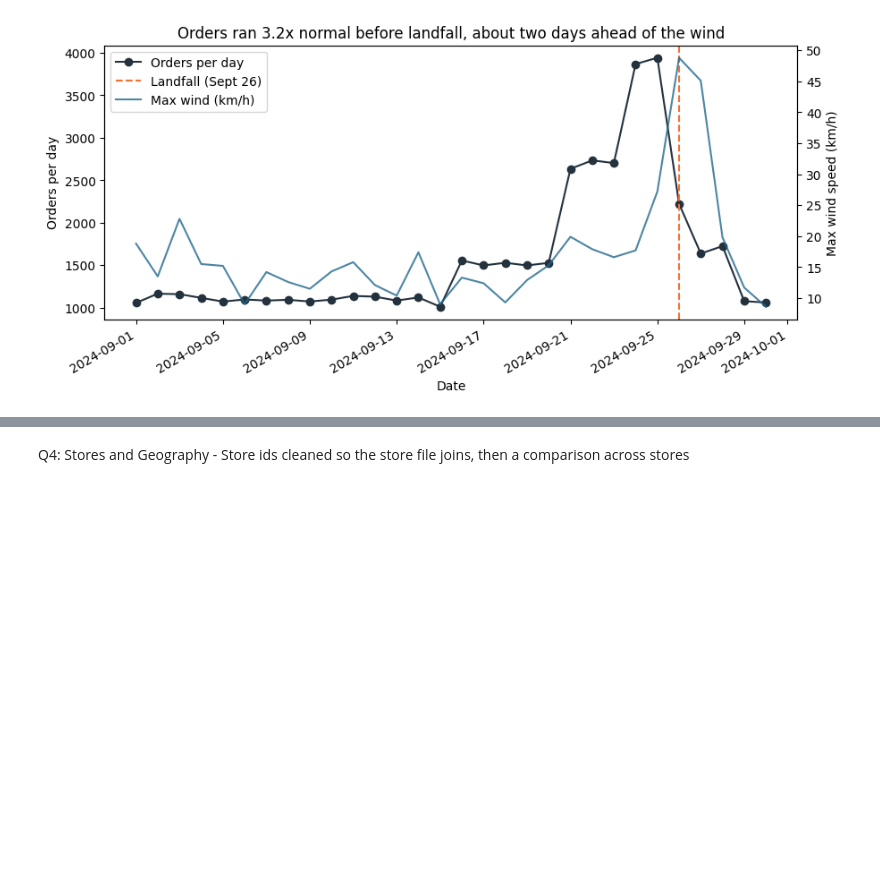
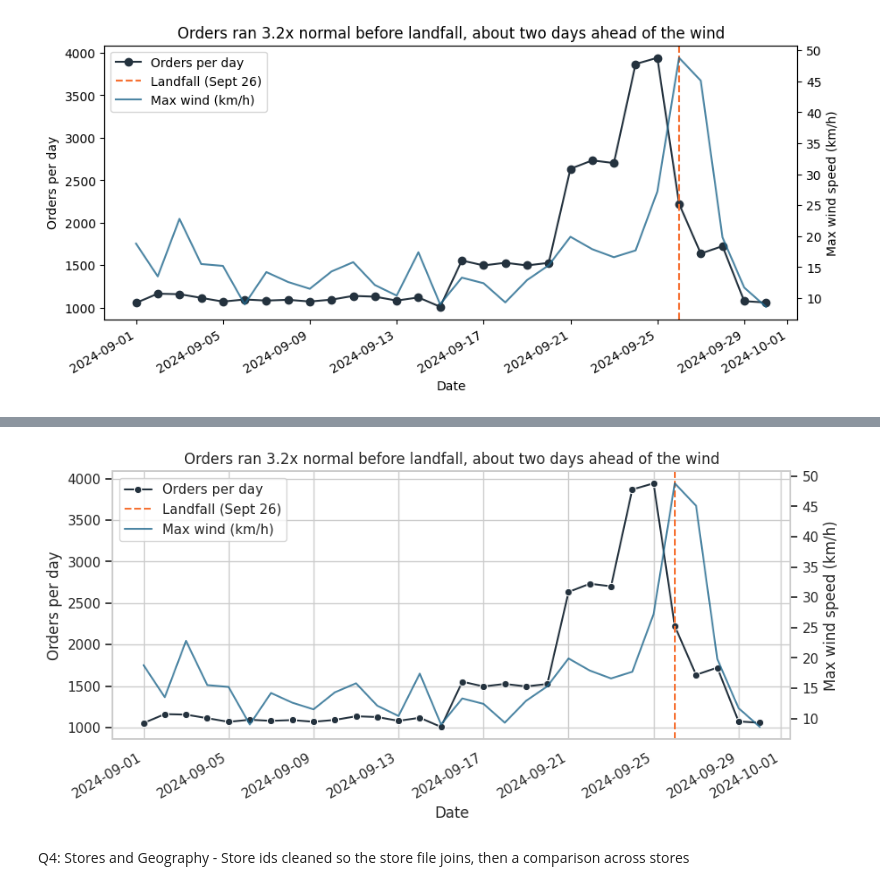
Before and after one commit to Fespinoza1477/walmart-hurricane-project, a Jupyter notebook: Notebooks/Team_Notebook.ipynb, the cells around one changed output, grey strips where cells are left out. Saved outputs shown, nothing was run; the diff lists cells and outputs as text; code cells hidden in the pictures; blank space fills up the shorter version.

```diff
--- a/Notebooks/Team_Notebook.ipynb
+++ b/Notebooks/Team_Notebook.ipynb
@@ -512,3 +623,31 @@ orders vs wind 4 day(s) later:  r = 0.47
+# %%
+sns.set_theme(style="whitegrid")
+
+fig, ax = plt.subplots(figsize=(10, 4.5))
+sns.lineplot(data=merged, x="date", y="sales", marker="o",
+             color="#24323E", label="Orders per day", ax=ax)
+ax.axvline(LANDFALL, color="#F67132", linestyle="--", label="Landfall (Sept 26)")
+ax.set_xlabel("Date")
+ax.set_ylabel("Orders per day")
+
+ax2 = ax.twinx()
+sns.lineplot(data=merged, x="date", y="windspeed_10m_max",
+             color="#21688D", alpha=0.8, label="Max wind (km/h)", ax=ax2)
+ax2.set_ylabel("Max wind speed (km/h)")
+ax2.grid(False)   # avoid a second set of gridlines on top of the first
+
+ax.set_title(f"Orders ran {multiple:.1f}x normal before landfall, about two days ahead of the wind")
+
+# Merge the two legends into one
+h1, l1 = ax.get_legend_handles_labels()
+h2, l2 = ax2.get_legend_handles_labels()
+ax2.get_legend().remove()
+ax.legend(h1 + h2, l1 + l2, loc="upper left")
+
+fig.autofmt_xdate()
+plt.show()
+# %% [output]
+[figure, added]
 # %% [markdown]
 Q4: Stores and Geography - Store ids cleaned so the store file joins, then a comparison across stores
 # %% [markdown]
```
Also changed, not shown: parts of 8 cells of this notebook.
